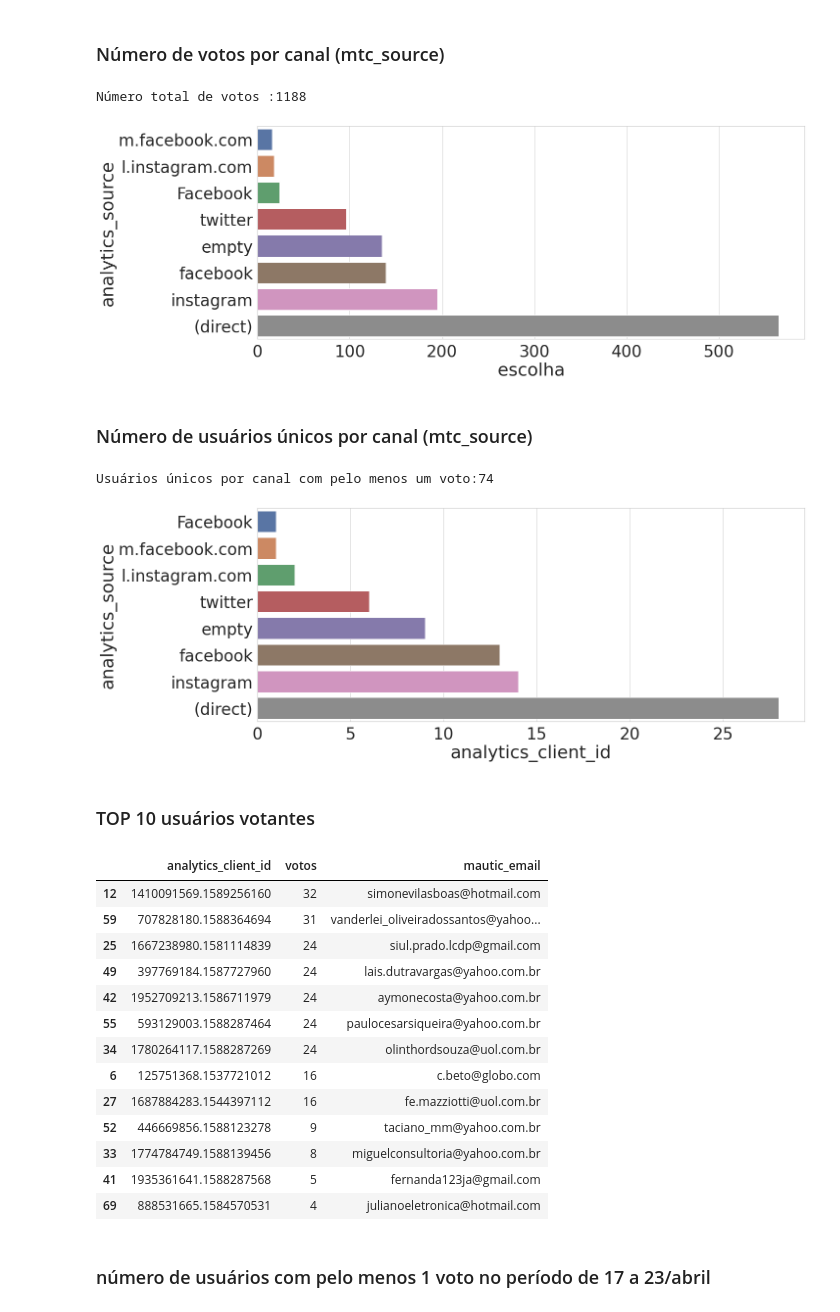
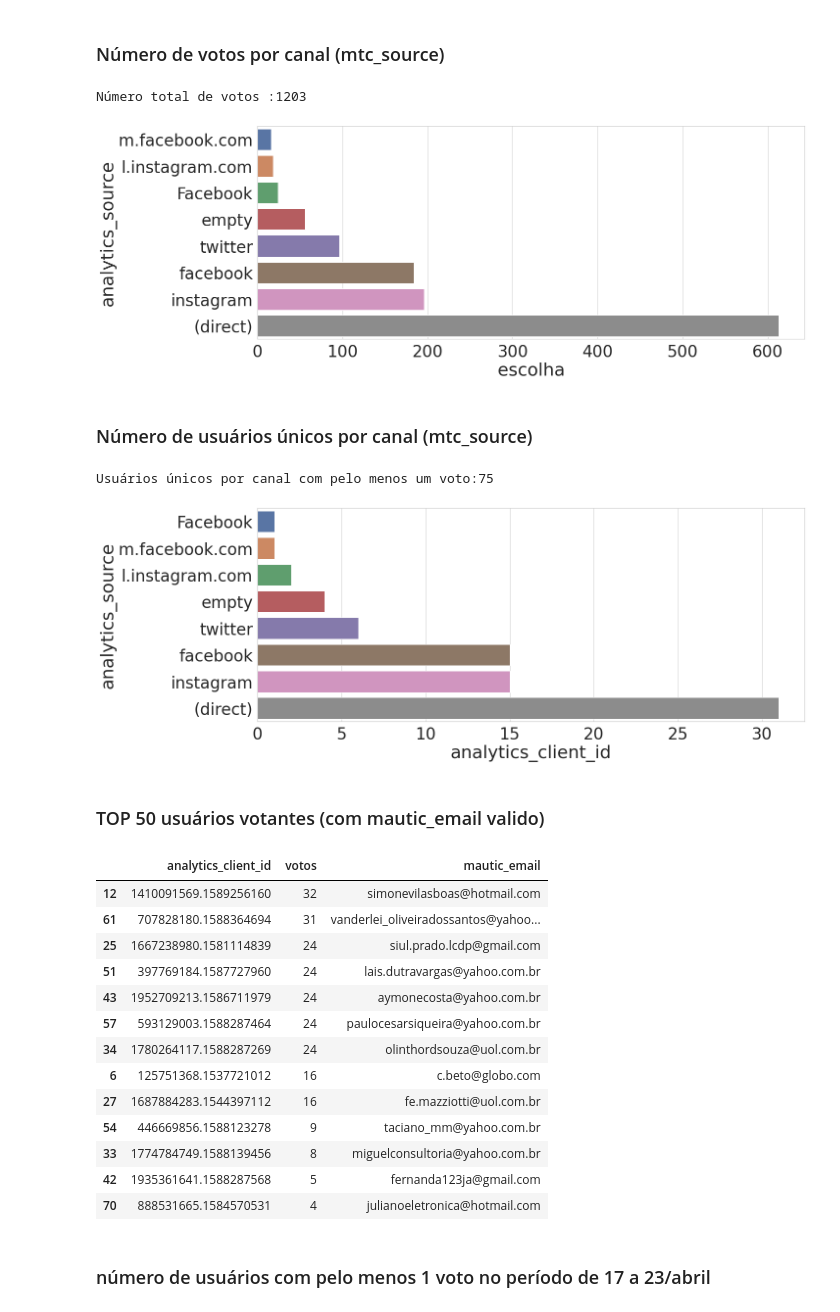
Before and after one commit to cidadedemocratica/airflow, a Jupyter notebook: src/ej/osf.ipynb, the cells around one changed output. Cells and saved outputs as stored; diff of their text form; code cells hidden in the pictures.

Commit message:
Add more data on report.
	- closes cidadedemocratica/ej-server#122

```diff
--- a/src/ej/osf.ipynb
+++ b/src/ej/osf.ipynb
@@ -137,8 +238,7 @@ Total de participantes até o momento: 146
 ## Cruzamentos dos dados entre EJ, Mautic e Analytics.
 # %%
 # EJ(votos) + Mautic(contatos) + Dados gerais de Analytics
-df2 = pd.read_csv('/tmp/airflow/votes_analytics_mautic.csv',dtype={'analytics_client_id': str})
-df2['analytics_source'].fillna("empty", inplace=True)
-df2['mautic_email'].fillna("empty", inplace=True)
-df2['analytics_campaign'].fillna("empty", inplace=True)
-df2.info()
+votes_analytics_mautic_df = pd.read_csv('/tmp/airflow/votes_analytics_mautic.csv',dtype={'analytics_client_id': str})
+votes_analytics_mautic_df['analytics_source'].fillna("empty", inplace=True)
+votes_analytics_mautic_df['mautic_email'].fillna("empty", inplace=True)
+votes_analytics_mautic_df['analytics_campaign'].fillna("empty", inplace=True)
@@ -163,20 +245,20 @@ memory usage: 148.6+ KB
 # %% [markdown]
    ### Número de votos por canal (mtc_source)
 # %%
-votes_by_channel_df = df2.groupby('analytics_source').count()
+votes_by_channel_df = votes_analytics_mautic_df.groupby('analytics_source').count()
 votes_by_channel_df.reset_index(inplace=True)
 plt.figure(figsize=(20,8))
 votes_by_channel_df.sort_values(by='escolha', inplace=True)
 sns.set_style('whitegrid')
 plot = sns.barplot(y='analytics_source', x='escolha', data=votes_by_channel_df)
 print(f"Número total de votos :{votes_by_channel_df['escolha'].sum()}")
 # %% [output]
-Número total de votos :1188
+Número total de votos :1203
-[figure, old version]
+[figure, new version]
 # %% [markdown]
 ### Número de usuários únicos por canal (mtc_source)
 # %%
-uniq_users_by_source_df = df2.groupby(['analytics_source']).nunique()
+uniq_users_by_source_df = votes_analytics_mautic_df.groupby(['analytics_source']).nunique()
 uniq_users_by_source_df.drop('analytics_source', axis=1, inplace=True)
 uniq_users_by_source_df.reset_index(inplace=True)
 plt.figure(figsize=(20,8))
@@ -185,33 +267,31 @@ sns.set_style('whitegrid')
 sns.barplot(y='analytics_source', x='analytics_client_id', data=uniq_users_by_source_df)
 print(f"Usuários únicos por canal com pelo menos um voto:{uniq_users_by_source_df['analytics_client_id'].sum()}")
 # %% [output]
-Usuários únicos por canal com pelo menos um voto:74
+Usuários únicos por canal com pelo menos um voto:75
-[figure, old version]
+[figure, new version]
 # %% [markdown]
-### TOP 10 usuários votantes
+### TOP 50 usuários votantes (com mautic_email valido)
 # %%
-## HEADER
-## Incluir a tabela com apenas os usuários identificados, e manter os usuários anônimos.
-tmp = df2.groupby(['analytics_client_id', 'mautic_email']).count().reset_index(level=0).reset_index(level=0)
-top_10_voters_df = pd.DataFrame(tmp, columns=['analytics_client_id', 'criado', 'mautic_email'])
-top_10_voters_df.rename(columns={'criado': 'votos'}, inplace=True)
-top_10_voters_df.sort_values(by='votos', inplace=True, ascending=False)
-top_10_voters_df[top_10_voters_df['mautic_email'] != "empty"].head(50)
+tmp = votes_analytics_mautic_df.groupby(['analytics_client_id', 'mautic_email']).count().reset_index(level=0).reset_index(level=0)
+top_50_voters_df = pd.DataFrame(tmp, columns=['analytics_client_id', 'criado', 'mautic_email'])
+top_50_voters_df.rename(columns={'criado': 'votos'}, inplace=True)
+top_50_voters_df.sort_values(by='votos', inplace=True, ascending=False)
+top_50_voters_df[top_50_voters_df['mautic_email'] != "empty"].head(50)
 # %% [output]
 |  | analytics_client_id | votos | mautic_email |
 | 12 | 1410091569.1589256160 | 32 | simonevilasboas@hotmail.com |
-| 59 | 707828180.1588364694 | 31 | vanderlei_oliveiradossantos@yahoo... |
+| 61 | 707828180.1588364694 | 31 | vanderlei_oliveiradossantos@yahoo... |
 | 25 | 1667238980.1581114839 | 24 | siul.prado.lcdp@gmail.com |
-| 49 | 397769184.1587727960 | 24 | lais.dutravargas@yahoo.com.br |
-| 42 | 1952709213.1586711979 | 24 | aymonecosta@yahoo.com.br |
-| 55 | 593129003.1588287464 | 24 | paulocesarsiqueira@yahoo.com.br |
+| 51 | 397769184.1587727960 | 24 | lais.dutravargas@yahoo.com.br |
+| 43 | 1952709213.1586711979 | 24 | aymonecosta@yahoo.com.br |
+| 57 | 593129003.1588287464 | 24 | paulocesarsiqueira@yahoo.com.br |
 | 34 | 1780264117.1588287269 | 24 | olinthordsouza@uol.com.br |
 | 6 | 125751368.1537721012 | 16 | c.beto@globo.com |
 | 27 | 1687884283.1544397112 | 16 | fe.mazziotti@uol.com.br |
-| 52 | 446669856.1588123278 | 9 | taciano_mm@yahoo.com.br |
+| 54 | 446669856.1588123278 | 9 | taciano_mm@yahoo.com.br |
 | 33 | 1774784749.1588139456 | 8 | miguelconsultoria@yahoo.com.br |
-| 41 | 1935361641.1588287568 | 5 | fernanda123ja@gmail.com |
-| 69 | 888531665.1584570531 | 4 | julianoeletronica@hotmail.com |
+| 42 | 1935361641.1588287568 | 5 | fernanda123ja@gmail.com |
+| 70 | 888531665.1584570531 | 4 | julianoeletronica@hotmail.com |
 # %% [markdown]
 ### número de usuários com pelo menos 1 voto no período de 17 a 23/abril
 # %%
```
Also changed, not shown: parts of 33 cells of this notebook, 4 other files.
